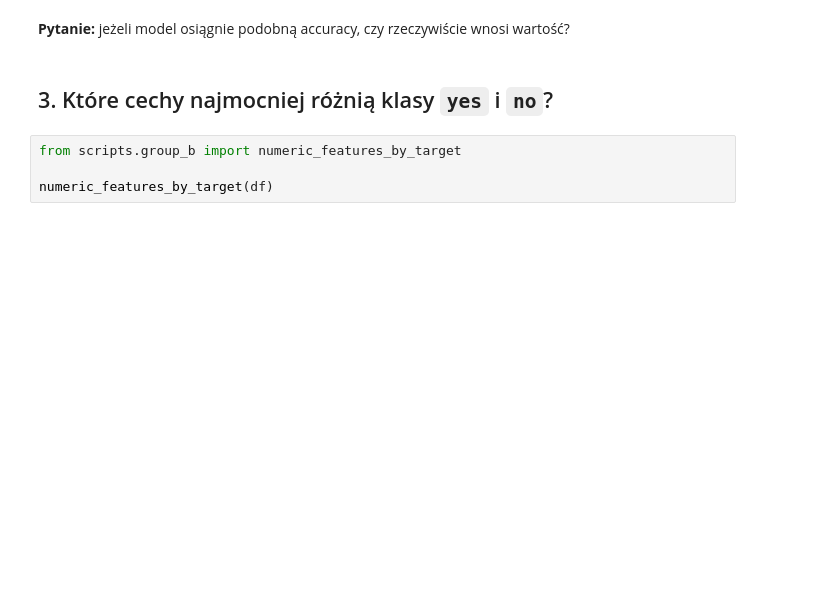
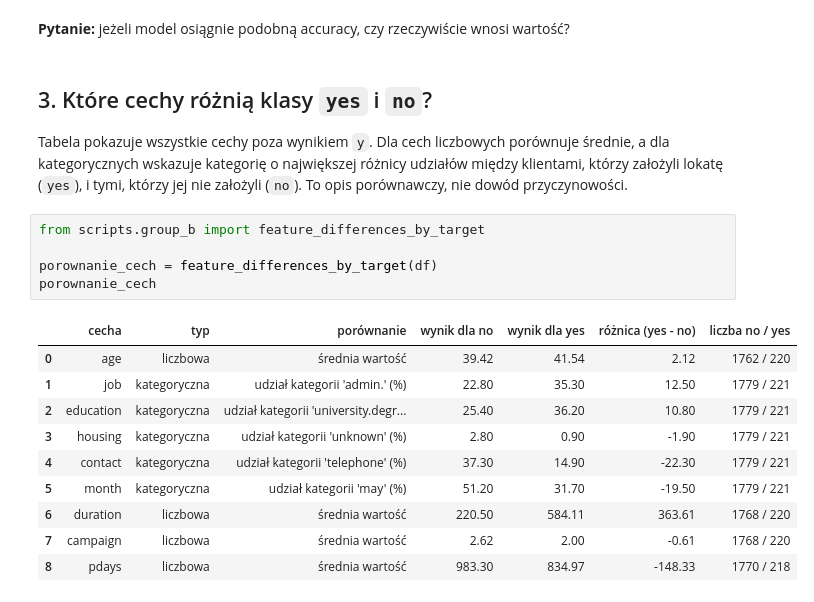
Before and after one commit to poochacz/Podstawy_technologii_ML, a Jupyter notebook: 01_eda_bank_marketing_colab/notebooks/02_GRUPA_B_leakage_i_balance.ipynb, the cells around one changed output. Saved outputs shown, nothing was run; the diff lists cells and outputs as text; blank space fills up the shorter version.

```diff
--- a/01_eda_bank_marketing_colab/notebooks/02_GRUPA_B_leakage_i_balance.ipynb
+++ b/01_eda_bank_marketing_colab/notebooks/02_GRUPA_B_leakage_i_balance.ipynb
@@ -51,8 +75,22 @@ naive_baseline(df)
 # %% [markdown]
 **Pytanie:** jeżeli model osiągnie podobną accuracy, czy rzeczywiście wnosi wartość?
 # %% [markdown]
-## 3. Które cechy najmocniej różnią klasy `yes` i `no`?
+## 3. Które cechy różnią klasy `yes` i `no`?
+
+Tabela pokazuje wszystkie cechy poza wynikiem `y`. Dla cech liczbowych porównuje średnie, a dla kategorycznych wskazuje kategorię o największej różnicy udziałów między klientami, którzy założyli lokatę (`yes`), i tymi, którzy jej nie założyli (`no`). To opis porównawczy, nie dowód przyczynowości.
 # %%
-from scripts.group_b import numeric_features_by_target
+from scripts.group_b import feature_differences_by_target
 
-numeric_features_by_target(df)
+porownanie_cech = feature_differences_by_target(df)
+porownanie_cech
+# %% [output]
+|  | cecha | typ | porównanie | wynik dla no | wynik dla yes | różnica (yes - no) | liczba no / yes |
+| 0 | age | liczbowa | średnia wartość | 39.42 | 41.54 | 2.12 | 1762 / 220 |
+| 1 | job | kategoryczna | udział kategorii 'admin.' (%) | 22.80 | 35.30 | 12.50 | 1779 / 221 |
+| 2 | education | kategoryczna | udział kategorii 'university.degr... | 25.40 | 36.20 | 10.80 | 1779 / 221 |
+| 3 | housing | kategoryczna | udział kategorii 'unknown' (%) | 2.80 | 0.90 | -1.90 | 1779 / 221 |
+| 4 | contact | kategoryczna | udział kategorii 'telephone' (%) | 37.30 | 14.90 | -22.30 | 1779 / 221 |
+| 5 | month | kategoryczna | udział kategorii 'may' (%) | 51.20 | 31.70 | -19.50 | 1779 / 221 |
+| 6 | duration | liczbowa | średnia wartość | 220.50 | 584.11 | 363.61 | 1768 / 220 |
+| 7 | campaign | liczbowa | średnia wartość | 2.62 | 2.00 | -0.61 | 1768 / 220 |
+| 8 | pdays | liczbowa | średnia wartość | 983.30 | 834.97 | -148.33 | 1770 / 218 |
```
Also changed, not shown: parts of 11 cells of this notebook, 17 other files.
